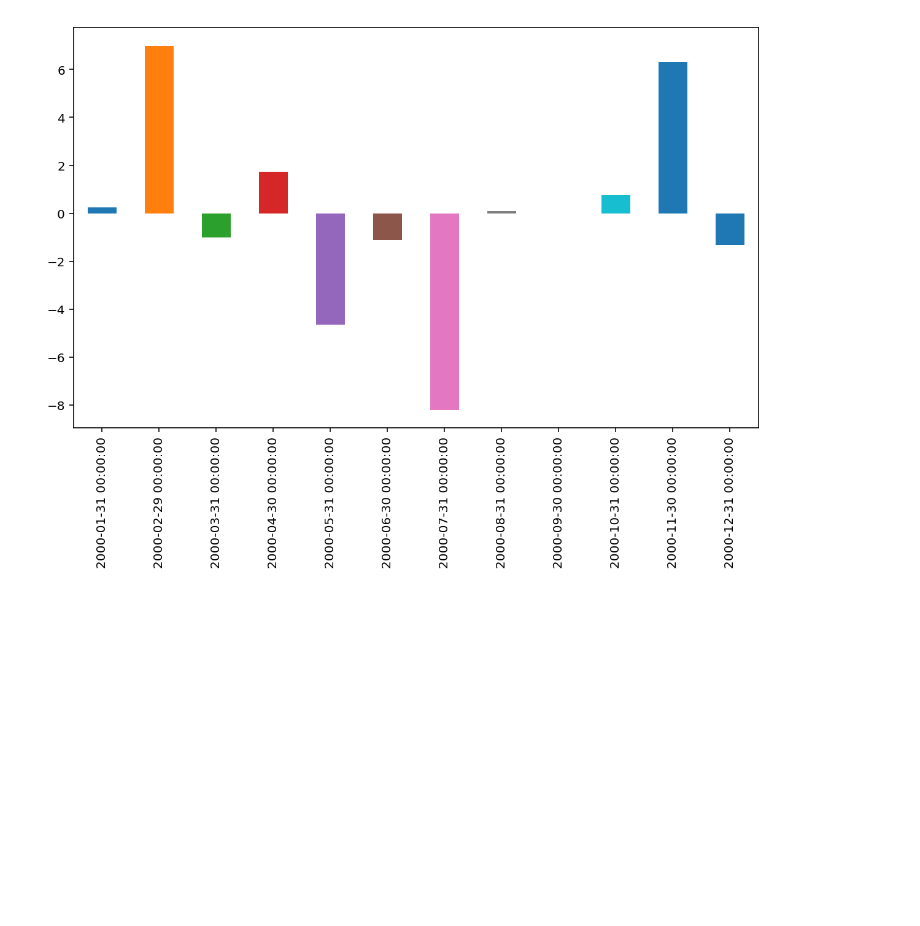
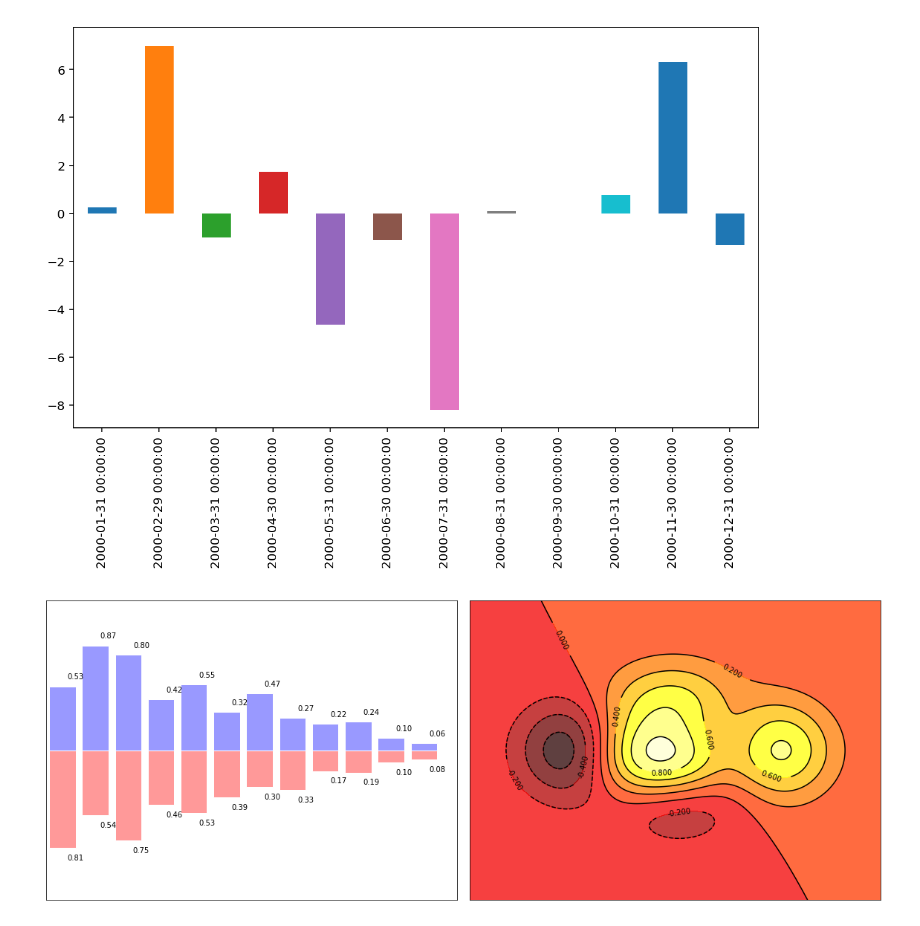
Before and after one commit to sundayliu/machinelearning, a Jupyter notebook: scikit/ch02_test.ipynb, the cells around one changed output. Cells and saved outputs as stored; diff of their text form; code cells hidden in the pictures; blank space fills up the shorter version.

```diff
--- a/scikit/ch02_test.ipynb
+++ b/scikit/ch02_test.ipynb
@@ -56,3 +56,53 @@ ts.resample('1m').sum().plot.bar()
 <matplotlib.axes._subplots.AxesSubplot at 0x...>
 [figure]
 [figure]
+# %%
+%matplotlib inline
+from matplotlib import pyplot as plt
+import numpy as np
+def plt_bar():
+    n = 12
+    X = np.arange(n)
+    Y1 = (1 - X / float(n)) * np.random.uniform(0.5, 1.0, n)
+    Y2 = (1 - X / float(n)) * np.random.uniform(0.5, 1.0, n)
+
+    plt.subplot(1, 2, 1)
+    plt.bar(X, +Y1, facecolor='#9999ff', edgecolor='white')
+    plt.bar(X, -Y2, facecolor='#ff9999', edgecolor='white')
+
+    for x, y in zip(X, Y1):
+        plt.text(x + 0.4, y + 0.05, '%.2f' % y, ha='center', va= 'bottom')
+
+    for x, y in zip(X, Y2):
+        plt.text(x + 0.4, -y - 0.05, '%.2f' % y, ha='center', va= 'top')
+
+    plt.xlim(-.5, n)
+    plt.xticks(())
+    plt.ylim(-1.25, 1.25)
+    plt.yticks(())
+
+def plt_contour():
+    def f(x,y):
+        return (1 - x / 2 + x**5 + y**3) * np.exp(-x**2 -y**2)
+
+    n = 256
+    x = np.linspace(-3, 3, n)
+    y = np.linspace(-3, 3, n)
+    X,Y = np.meshgrid(x, y)
+
+    plt.subplot(1, 2, 2)
+
+    plt.contourf(X, Y, f(X, Y), 8, alpha=.75, cmap=plt.cm.hot)
+    C = plt.contour(X, Y, f(X, Y), 8, colors='black')
+    plt.clabel(C, inline=1, fontsize=10)
+
+    plt.xticks(())
+    plt.yticks(())
+
+plt.figure(figsize=(16, 6))
+plt_bar()
+plt_contour()
+plt.tight_layout()
+plt.show()
+# %% [output]
+[figure, added]
```
Also changed, not shown: 5 other files.
